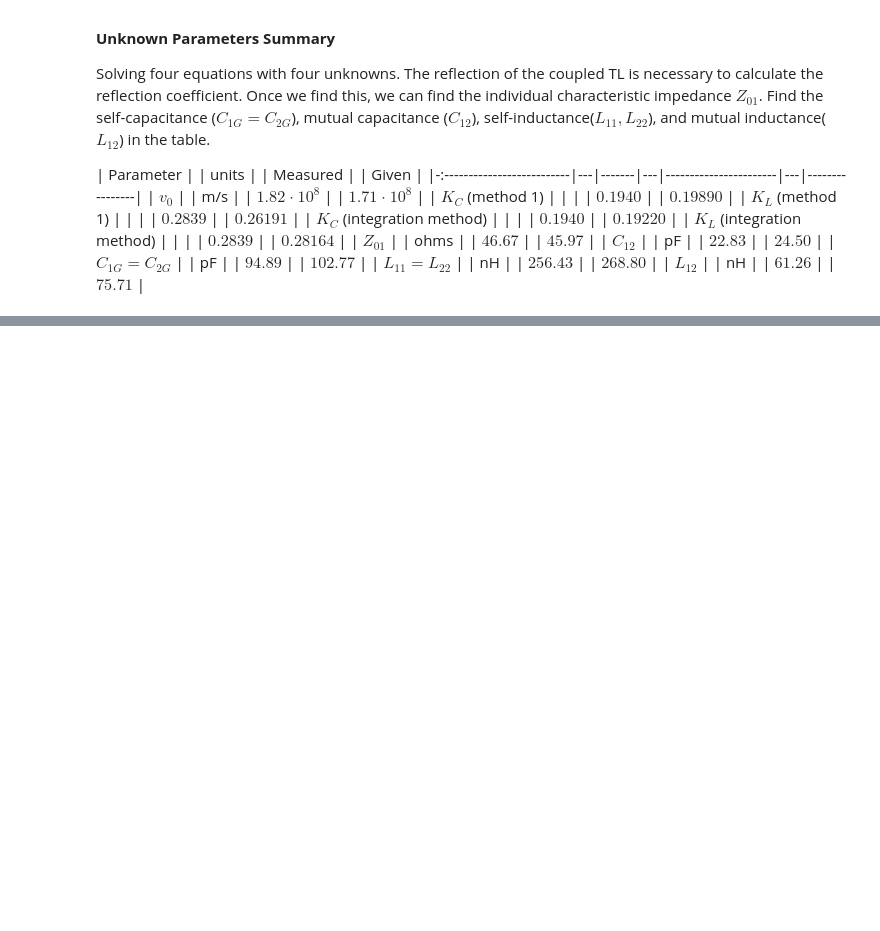
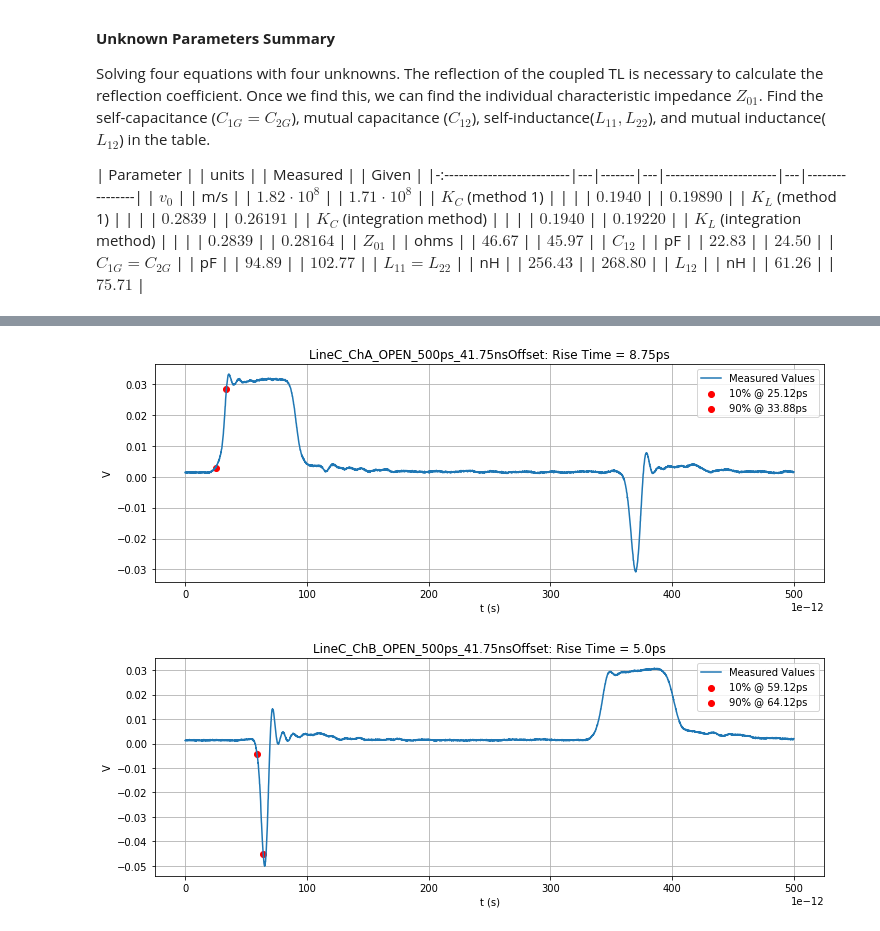
Before and after one commit to kegedy/UWEE572, a Jupyter notebook: labs/lab02/lab02.ipynb, the cells around one changed output, grey strips where cells are left out. Saved outputs shown, nothing was run; the diff lists cells and outputs as text; code cells hidden in the pictures; blank space fills up the shorter version.

```diff
--- a/labs/lab02/lab02.ipynb
+++ b/labs/lab02/lab02.ipynb
@@ -1035,0 +1212,27 @@ Solving four equations with four unknowns. The reflection of the coupled TL is n
+# %%
+## Rise Time: LineC_ChA_OPEN_500ps_41.75nsOffset
+WaveformRTimePlt(
+    LineC_ChA_OPEN_500ps_41,
+    x0=0,       # Looks for rise time within Window Bounds [x0,x1]
+    x1=500,
+    total_time=500*10**(-12),
+    fsv=0.0315,
+    mag=12,
+    unit='ps',
+    title='LineC_ChA_OPEN_500ps_41.75nsOffset'
+)
+
+# Fall Time: LineC_ChB_OPEN_500ps_41.75nsOffset
+WaveformRTimePlt(
+    LineC_ChB_OPEN_500ps_41,
+    x0=0,
+    x1=530,
+    total_time=500*10**(-12),
+    fsv=0.05,
+    mag=12,
+    unit='ps',
+    title='LineC_ChB_OPEN_500ps_41.75nsOffset'
+)
+# %% [output]
+[figure, added]
+[figure, added]
```
Also changed, not shown: parts of 27 cells of this notebook, 1 other file.
